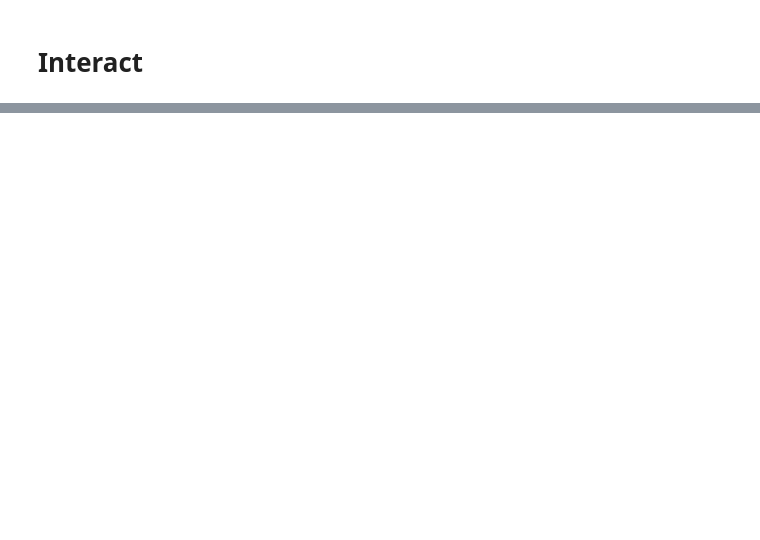
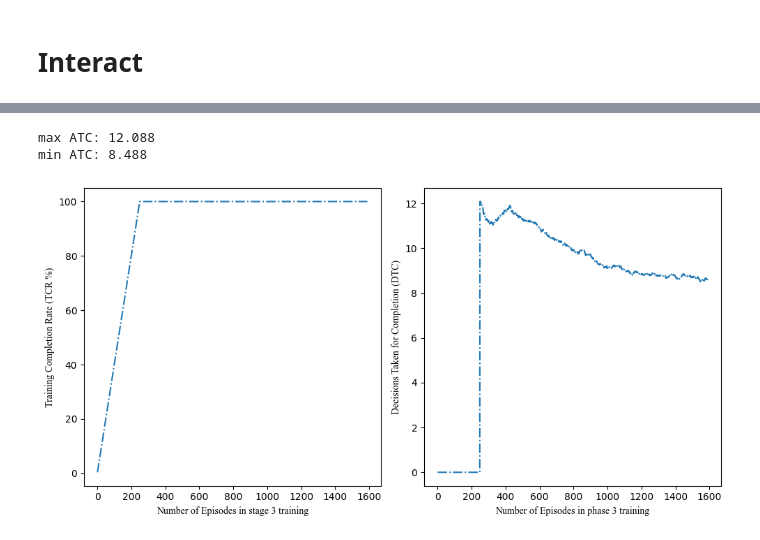
Before and after one commit to ryanyu512/vision_based_synergies_between_closed_loop_grasping_and_pushing, a Jupyter notebook: research2.0/research2.0_train.ipynb, the cells around one changed output, grey strips where cells are left out. Drawn from its saved outputs; the diff is of its cells as text; code cells hidden in the pictures; blank space fills up the shorter version.

```diff
--- a/research2.0/research2.0_train.ipynb
+++ b/research2.0/research2.0_train.ipynb
@@ -79,20 +97,26 @@ plt.plot(agent.action_taken_record_train, '-.')
 # %%
 fig, ax = plt.subplots(1, 2)
 
 fig.set_figheight(5)
 fig.set_figwidth(10)
 
+font = {'fontname':'Times New Roman', 'fontsize': 10}
+
 ax[0].plot(np.array(agent.CR_train)*100., '-.')
-ax[0].set_xlabel('Number of Episodes in stage 3 training')
-ax[0].set_ylabel('Training Completion Rate (TCR %)')
+ax[0].set_xlabel('Number of Episodes in stage 3 training', **font)
+ax[0].set_ylabel('Training Completion Rate (TCR %)', **font)
 
 ax[1].plot(agent.ATC_train, '-.')
-ax[1].set_xlabel('Number of Episodes in phase 3 training')
-ax[1].set_ylabel('Actions Taken for Completion (ATC)')
+ax[1].set_xlabel('Number of Episodes in phase 3 training', **font)
+ax[1].set_ylabel('Decisions Taken for Completion (DTC)', **font)
 
 fig.tight_layout()
 print(f'max ATC: {np.array(agent.ATC_train[250:]).max()}')
 print(f'min ATC: {np.array(agent.ATC_train[250:]).min()}')
+# %% [output]
+max ATC: 12.088
+min ATC: 8.488
+[figure, added]
 # %%
 fig, ax = plt.subplots(1, 2)
 
```
Also changed, not shown: parts of 7 cells of this notebook.
